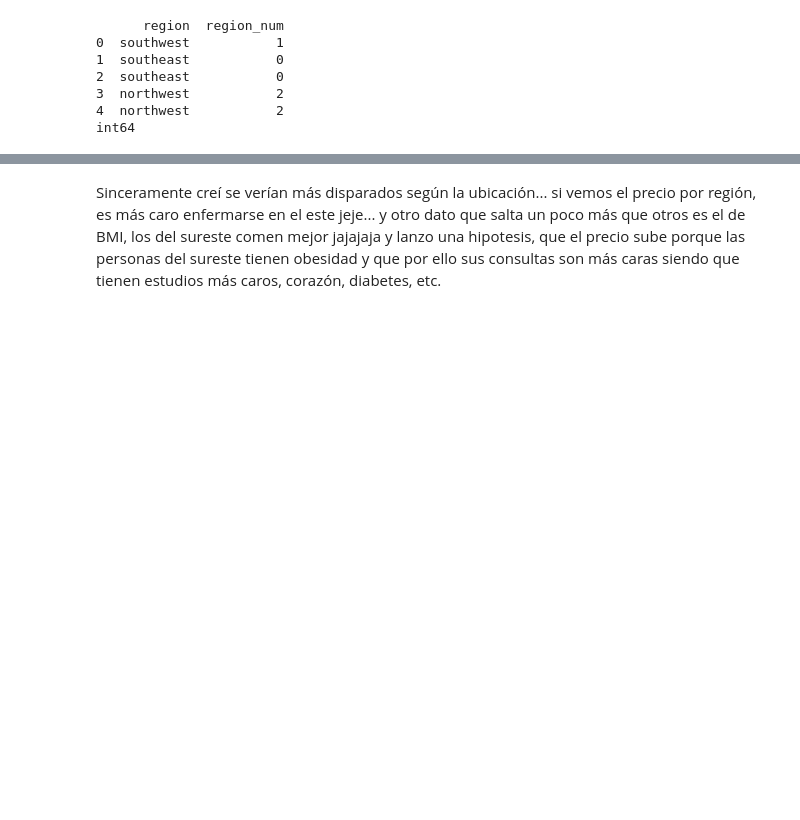
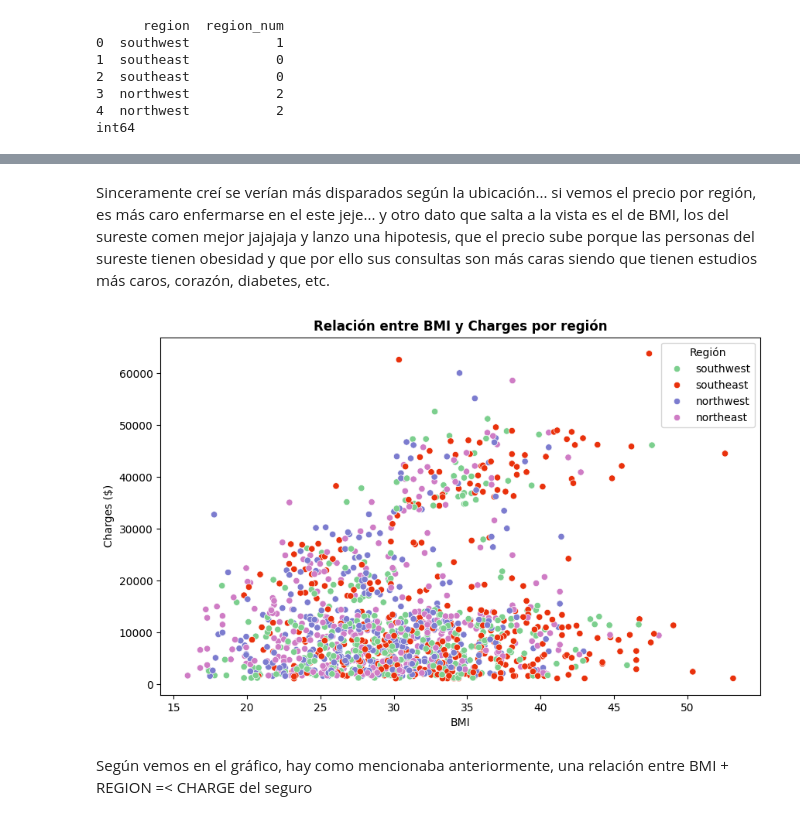
Before and after one commit to 4GeeksAcademy/Leonel_Ponce_Regresion_lineal_medical_insurance, a Jupyter notebook: src/explore.ipynb, the cells around one changed output, grey strips where cells are left out. Drawn from its saved outputs; the diff is of its cells as text; code cells hidden in the pictures; blank space fills up the shorter version.

```diff
--- a/src/explore.ipynb
+++ b/src/explore.ipynb
@@ -241,2 +241,15 @@ plt.show()
 # %% [markdown]
-Sinceramente creí se verían más disparados según la ubicación... si vemos el precio por región, es más caro enfermarse en el este jeje... y otro dato que salta un poco más que otros es el de BMI, los del sureste comen mejor jajajaja y lanzo una hipotesis, que el precio sube porque las personas del sureste tienen obesidad y que por ello sus consultas son más caras siendo que tienen estudios más caros, corazón, diabetes, etc.
+Sinceramente creí se verían más disparados según la ubicación... si vemos el precio por región, es más caro enfermarse en el este jeje... y otro dato que salta a la vista es el de BMI, los del sureste comen mejor jajajaja y lanzo una hipotesis, que el precio sube porque las personas del sureste tienen obesidad y que por ello sus consultas son más caras siendo que tienen estudios más caros, corazón, diabetes, etc.
+# %%
+# Scatter plot de BMI vs Charges, coloreado por región
+plt.figure(figsize=(10,6))
+sns.scatterplot(data=df, x="bmi", y="charges", hue="region", palette= ["#7CCF8E", "#E9310C", "#7C7CCF", "#CF7CC5"])
+plt.title("Relación entre BMI y Charges por región", fontsize=12, fontweight="bold")
+plt.xlabel("BMI")
+plt.ylabel("Charges ($)")
+plt.legend(title="Región")
+plt.show()
+# %% [output]
+[figure, added]
+# %% [markdown]
+Según vemos en el gráfico, hay como mencionaba anteriormente, una relación entre BMI + REGION =< CHARGE del seguro
```
Also changed, not shown: parts of 2 cells of this notebook.
